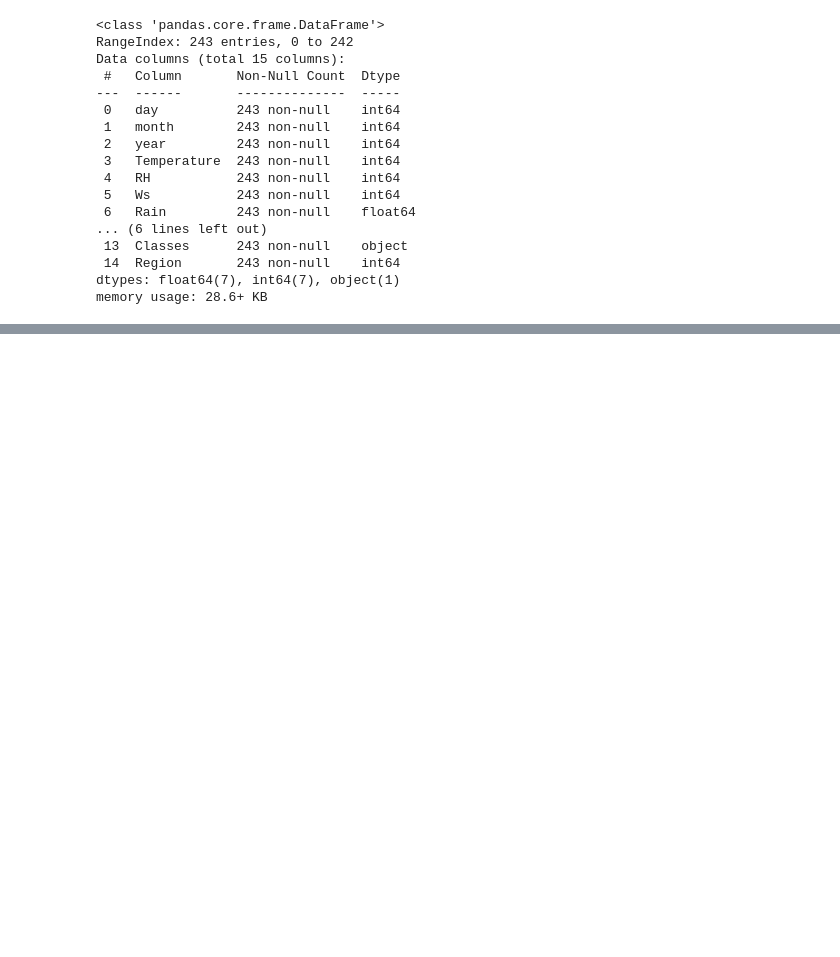
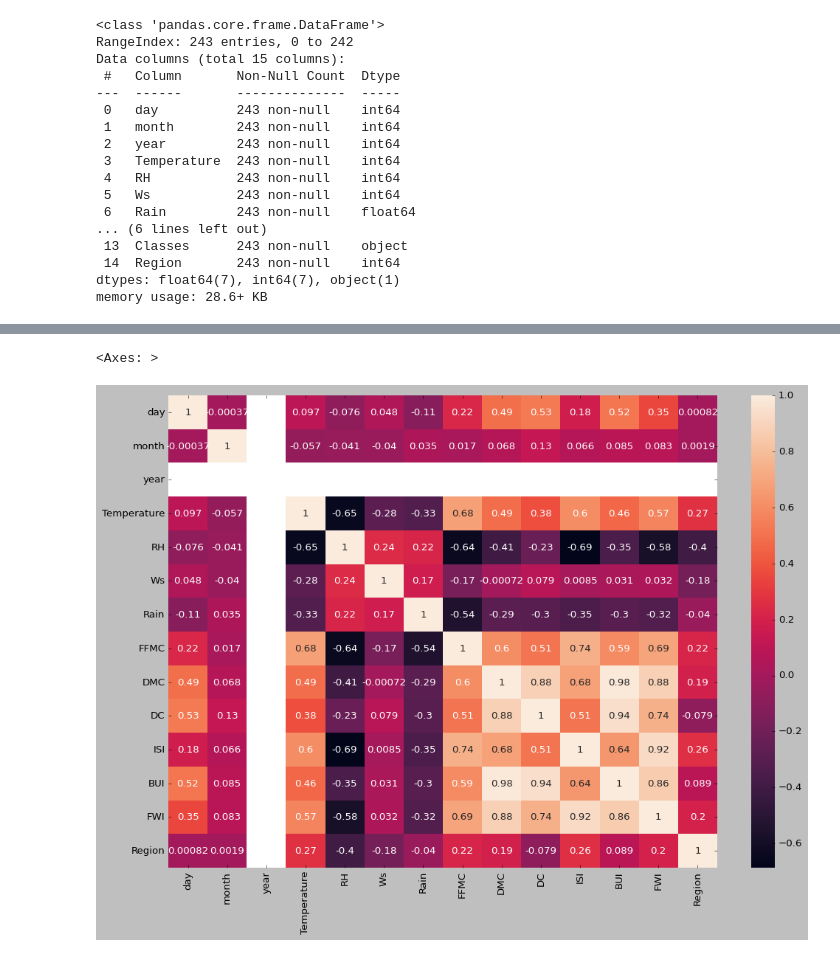
Before and after one commit to sans-creator/machine-learning, a Jupyter notebook: 2-RidgeLassoElastic/ridgelasso.ipynb, the cells around one changed output, grey strips where cells are left out. Cells and saved outputs as stored; diff of their text form; code cells hidden in the pictures; blank space fills up the shorter version.

```diff
--- a/2-RidgeLassoElastic/ridgelasso.ipynb
+++ b/2-RidgeLassoElastic/ridgelasso.ipynb
@@ -330,5 +388,11 @@ df_copy.corr()
 # %%
-sns.heatmap(df.corr())
+num_dtype=df.select_dtypes(include=['number'])
+plt.figure(figsize=(15,10))
+sns.heatmap(num_dtype.corr(),annot=True)
+#more lighter means high correlated
+# %% [output]
+<Axes: >
+[figure, added]
 # %%
 ## Box Plots
 sns.boxplot(df['FWI'],color='green')
```
Also changed, not shown: parts of 15 cells of this notebook.
